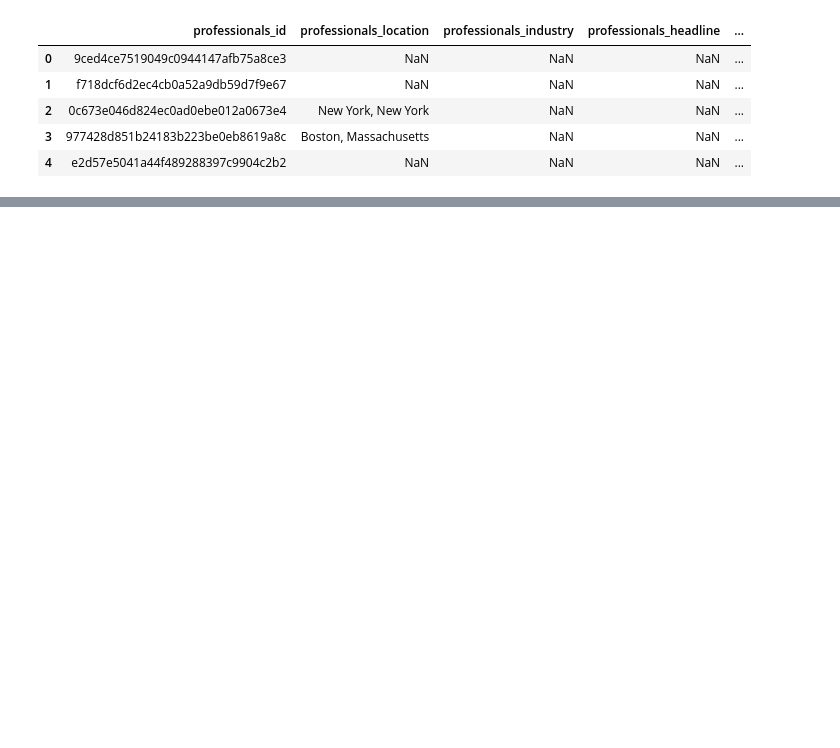
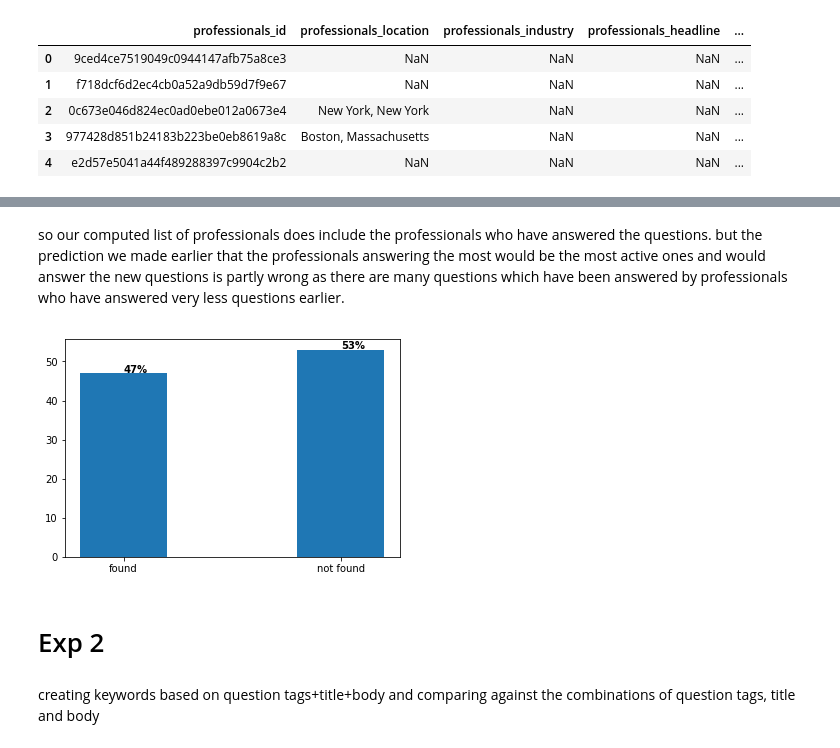
Before and after one commit to artisingh0913/CareerVillage-Recommender-System, a Jupyter notebook: Index.ipynb, the cells around one changed output, grey strips where cells are left out. Drawn from its saved outputs; the diff is of its cells as text; code cells hidden in the pictures; blank space fills up the shorter version.

```diff
--- a/Index.ipynb
+++ b/Index.ipynb
@@ -183,0 +403,10 @@ df_questions_test
+# %%
+# extract the tags
+def extract_tags(question):
+    ques_tags = list()
+    ques_tags_list = question.split('#')
+    for t in range(1, len(ques_tags_list)):
+        ques_tags_list[t] = ques_tags_list[t].strip(' ')
+        temp_tag = ques_tags_list[t].split(' ')
+        ques_tags.append(temp_tag[0])
+    return ques_tags
@@ -183,0 +450,27 @@ df_questions_test
+# %%
+count_found = 0
+count_not_found = 0
+
+likely_profs = []
+# testing the method on 100 new questions
+for i in range(0, 100):
+    print("Question {}".format(i))
+    question = df_questions_test.iloc[i]
+    question_id = question['questions_id']
+    question_body = question['questions_body']
+
+    ques_tags = extract_tags(question_body)
+    # our prediction
+    likely_profs = predict_professionals(ques_tags, 'tags')
+
+    # actual output
+    profs = df_answers_test[df_answers_test['answers_question_id']==question_id]
+    profs_list = profs['answers_author_id']
+    # checking the predicted list contains the professionals who did answer the question
+    print(likely_profs[likely_profs['prof_ids'].isin(profs_list)])
+    if len(likely_profs[likely_profs['prof_ids'].isin(profs_list)]) == 0:
+        count_not_found += 1
+    else:
+        count_found += 1
+    print()
+    print()
@@ -183,0 +495,17 @@ df_questions_test
+# %% [markdown]
+so our computed list of professionals does include the professionals who have answered the questions.
+but the prediction we made earlier that the professionals answering the most would be the most active ones and would answer the new questions is partly wrong as there are many questions which have been answered by professionals who have answered very less questions earlier.
+# %%
+counts = [count_found, count_not_found]
+def plot_bar(counts):
+    fig, ax = plt.subplots()
+    for a,b in zip(['found', 'not found'], counts):
+        plt.text(a, b+1, str(b)+"%", color='black', va='center', fontweight='bold')
+    plt.bar(['found', 'not found'], counts, 0.4)
+plot_bar(counts)
+# %% [output]
+[figure, added]
+# %% [markdown]
+# Exp 2
+# %% [markdown]
+creating keywords based on question tags+title+body and comparing against the combinations of question tags, title and body
```
Also changed, not shown: parts of 91 cells of this notebook.
